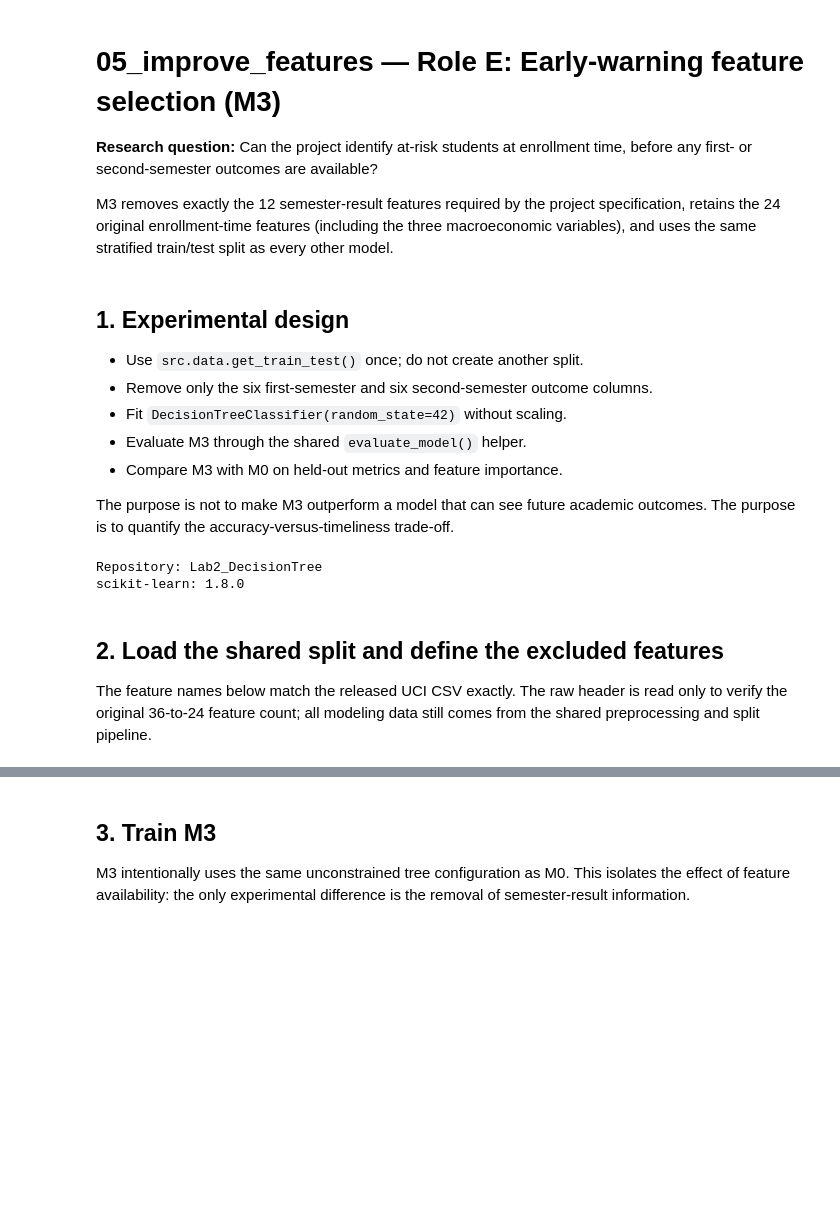
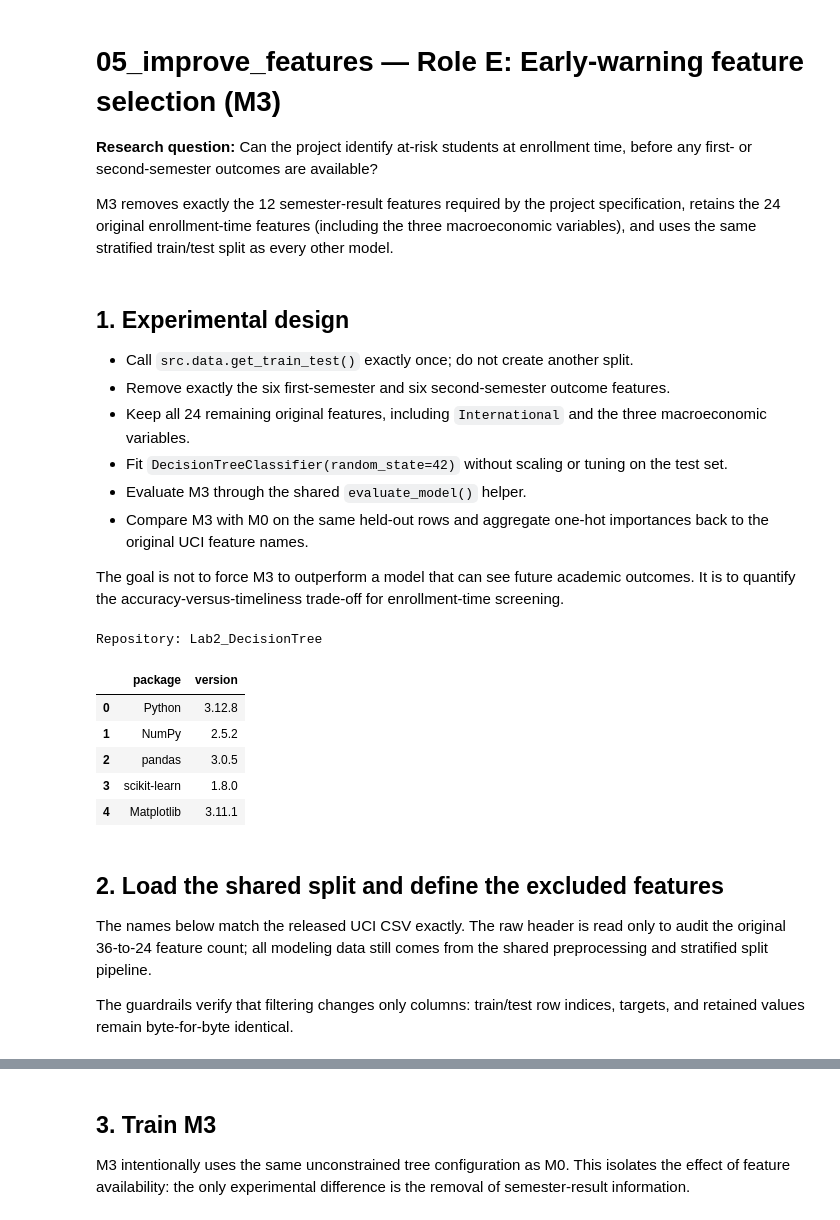
Before and after one commit to thphuc06/Lab2_DecisionTree, a Jupyter notebook: notebooks/05_improve_features.ipynb, the cells around one changed output, grey strips where cells are left out. Drawn from its saved outputs; the diff is of its cells as text; code cells hidden in the pictures; blank space fills up the shorter version.

```diff
--- a/notebooks/05_improve_features.ipynb
+++ b/notebooks/05_improve_features.ipynb
@@ -7,57 +7,74 @@ M3 removes exactly the 12 semester-result features required by the project speci
 # %% [markdown]
 ## 1. Experimental design
 
-- Use `src.data.get_train_test()` once; do not create another split.
-- Remove only the six first-semester and six second-semester outcome columns.
-- Fit `DecisionTreeClassifier(random_state=42)` without scaling.
+- Call `src.data.get_train_test()` exactly once; do not create another split.
+- Remove exactly the six first-semester and six second-semester outcome features.
+- Keep all 24 remaining original features, including `International` and the three macroeconomic variables.
+- Fit `DecisionTreeClassifier(random_state=42)` without scaling or tuning on the test set.
 - Evaluate M3 through the shared `evaluate_model()` helper.
-- Compare M3 with M0 on held-out metrics and feature importance.
+- Compare M3 with M0 on the same held-out rows and aggregate one-hot importances back to the original UCI feature names.
 
-The purpose is not to make M3 outperform a model that can see future academic outcomes. The purpose is to quantify the accuracy-versus-timeliness trade-off.
+The goal is not to force M3 to outperform a model that can see future academic outcomes. It is to quantify the accuracy-versus-timeliness trade-off for enrollment-time screening.
 # %%
 %matplotlib inline
 
+import platform
 import sys
 from pathlib import Path
 
+import matplotlib
 import matplotlib.pyplot as plt
 import numpy as np
 import pandas as pd
 import sklearn
 from IPython.display import Image, display
 from sklearn.tree import DecisionTreeClassifier
 
 
 def find_repo_root(start: Path | None = None) -> Path:
     """Return the nearest ancestor containing the shared data pipeline."""
     start = (start or Path.cwd()).resolve()
     for candidate in (start, *start.parents):
         if (candidate / "src" / "data.py").is_file():
             return candidate
     raise FileNotFoundError("Could not find the repository root containing src/data.py")
 
 
 REPO_ROOT = find_repo_root()
 if str(REPO_ROOT) not in sys.path:
     sys.path.insert(0, str(REPO_ROOT))
 
-from src.data import get_train_test
+from src.data import ONE_HOT_COLS, get_train_test
 from src.evaluate import RESULT_COLUMNS, evaluate_model
 from src.visualize import plot_tree_figure
 
 FIGURES_DIR = REPO_ROOT / "figures"
 OUTPUTS_DIR = REPO_ROOT / "outputs"
 RESULTS_PATH = OUTPUTS_DIR / "results.csv"
 FIGURES_DIR.mkdir(parents=True, exist_ok=True)
 OUTPUTS_DIR.mkdir(parents=True, exist_ok=True)
 
+environment_versions = pd.DataFrame({
+    "package": ["Python", "NumPy", "pandas", "scikit-learn", "Matplotlib"],
+    "version": [
+        platform.python_version(), np.__version__, pd.__version__,
+        sklearn.__version__, matplotlib.__version__,
+    ],
+})
 print(f"Repository: {REPO_ROOT.name}")
-print(f"scikit-learn: {sklearn.__version__}")
+display(environment_versions)
 # %% [output]
 Repository: Lab2_DecisionTree
-scikit-learn: 1.8.0
+|  | package | version |
+| 0 | Python | 3.12.8 |
+| 1 | NumPy | 2.5.2 |
+| 2 | pandas | 3.0.5 |
+| 3 | scikit-learn | 1.8.0 |
+| 4 | Matplotlib | 3.11.1 |
 # %% [markdown]
 ## 2. Load the shared split and define the excluded features
 
-The feature names below match the released UCI CSV exactly. The raw header is read only to verify the original 36-to-24 feature count; all modeling data still comes from the shared preprocessing and split pipeline.
+The names below match the released UCI CSV exactly. The raw header is read only to audit the original 36-to-24 feature count; all modeling data still comes from the shared preprocessing and stratified split pipeline.
+
+The guardrails verify that filtering changes only columns: train/test row indices, targets, and retained values remain byte-for-byte identical.
 # %%
```
Also changed, not shown: parts of 13 cells of this notebook, 3 other files.
